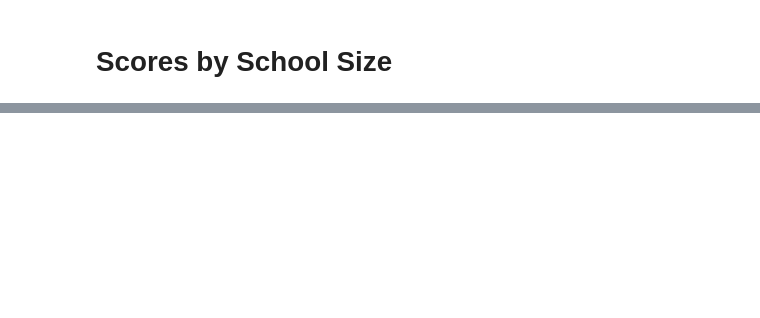
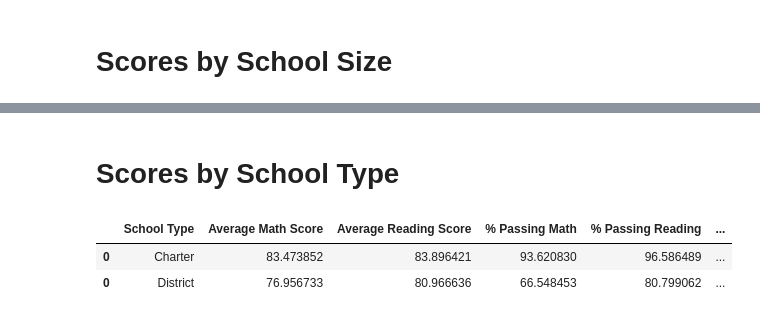
Before and after one commit to cmjungg/pandas-challenge, a Jupyter notebook: PyCitySchools/PyCitySchools.ipynb, the cells around one changed output, grey strips where cells are left out. Drawn from its saved outputs; the diff is of its cells as text; code cells hidden in the pictures; blank space fills up the shorter version.

```diff
--- a/PyCitySchools/PyCitySchools.ipynb
+++ b/PyCitySchools/PyCitySchools.ipynb
@@ -292,0 +424,45 @@ sss5
+# %% [markdown]
+# Scores by School Type
+# %%
+by_school_type = school_summary.drop(labels=["Total Students", "Per Student Budget", "Total School Budget", "school_name"], axis=1)
+by_school_type = by_school_type.sort_values("School Type", ascending = True)
+# %%
+by_school_type1 = by_school_type.loc[(by_school_type["School Type"] == "Charter")]
+ams = by_school_type1["Average Math Score"].mean()
+ars = by_school_type1["Average Reading Score"].mean()
+ppm = by_school_type1["% Passing Math"].mean()
+ppr = by_school_type1["% Passing Reading"].mean()
+pop = by_school_type1["% Overall Passing"].mean()
+
+bst = pd.DataFrame({
+        "School Type": ["Charter"]
+        ,"Average Math Score": [ams]
+        ,"Average Reading Score": [ars]
+        ,"% Passing Math" : [ppm]
+        ,"% Passing Reading": [ppr]
+        ,"% Overall Passing": [pop]
+    })
+
+by_school_type1 = by_school_type.loc[(by_school_type["School Type"] == "District")]
+ams = by_school_type1["Average Math Score"].mean()
+ars = by_school_type1["Average Reading Score"].mean()
+ppm = by_school_type1["% Passing Math"].mean()
+ppr = by_school_type1["% Passing Reading"].mean()
+pop = by_school_type1["% Overall Passing"].mean()
+
+bst2 = pd.DataFrame({
+        "School Type": ["District"]
+        ,"Average Math Score": [ams]
+        ,"Average Reading Score": [ars]
+        ,"% Passing Math" : [ppm]
+        ,"% Passing Reading": [ppr]
+        ,"% Overall Passing": [pop]
+    })
+
+bst3 = pd.concat([bst, bst2])
+
+bst3
+# %% [output]
+|  | School Type | Average Math Score | Average Reading Score | % Passing Math | % Passing Reading | ... |
+| 0 | Charter | 83.473852 | 83.896421 | 93.620830 | 96.586489 | ... |
+| 0 | District | 76.956733 | 80.966636 | 66.548453 | 80.799062 | ... |
```
Also changed, not shown: parts of 8 cells of this notebook.
